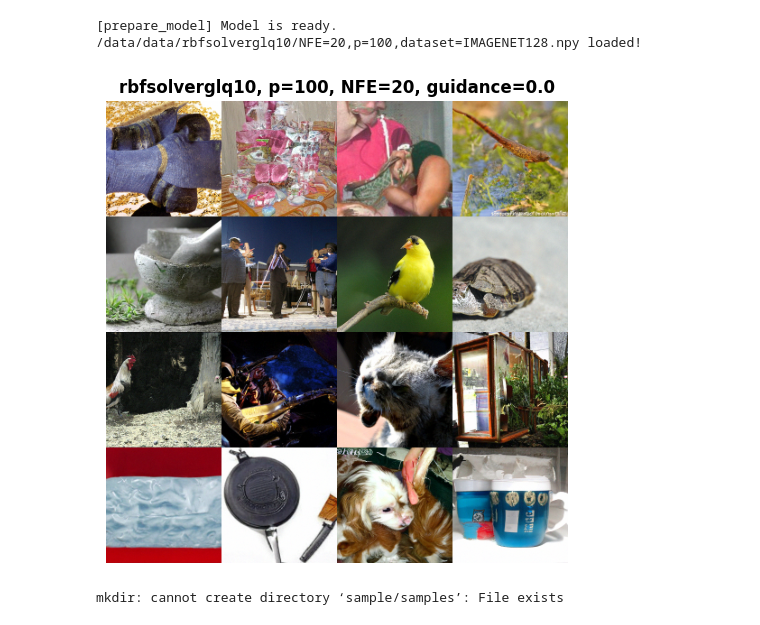
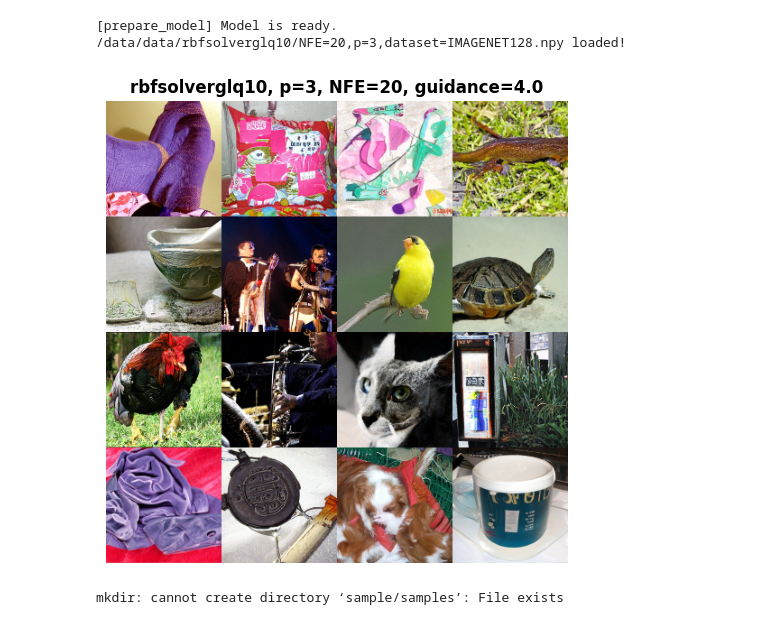
Before and after one commit to scpark20/rbf_fid, a Jupyter notebook: sample/imagenet128/rbfsolverglq10_imagenet128.ipynb, the cells around one changed output. Saved outputs shown, nothing was run; the diff lists cells and outputs as text; code cells hidden in the pictures.

Commit message:
imagenet128
:wq

```diff
--- a/sample/imagenet128/rbfsolverglq10_imagenet128.ipynb
+++ b/sample/imagenet128/rbfsolverglq10_imagenet128.ipynb
@@ -31,10 +52,10 @@ sys.argv = [
     "--eta", "0",
     "--sample_type", "rbfsolverglq10",
     "--dpm_solver_type", "data_prediction",
-    "--dpm_solver_order", "100",
+    "--dpm_solver_order", "3",
     "--timesteps", "20",
     "--skip_type", "logSNR",
-    "--scale", "0.0",
+    "--scale", "4.0",
     "--log_scale", "0.0",
     #"--fixed_class", "0",
     "--thresholding",
@@ -63,9 +84,11 @@ num_samples = 16
 # (a) 초기 노이즈 (배치 크기 16)
 x = np.random.randn(num_samples, config.data.channels, config.data.image_size, config.data.image_size).astype(np.float32)
 x = torch.tensor(x, device=device)
+classes = torch.randint(0, config.data.num_classes, size=(x.shape[0],)).to(device)
+#classes = torch.tensor(classes, device=device)
 
 # (b) 모델로 샘플링 (배치 입력)
-sampled_x, classes = diffusion.sample_image(x, diffusion.model, classifier=diffusion.classifier)
+sampled_x, classes = diffusion.sample_image(x, diffusion.model, classes=classes, classifier=diffusion.classifier)
 
 # (c) [-1,1] → [0,1] 범위 변환
 sampled_x = inverse_data_transform(config, sampled_x)
@@ -94,4 +121,4 @@ INFO - main.py - 2025-03-30 07:56:31,580 - Using device: cuda
 [prepare_model] Model is ready.
-/data/data/rbfsolverglq10/NFE=20,p=100,dataset=IMAGENET128.npy loaded!
+/data/data/rbfsolverglq10/NFE=20,p=3,dataset=IMAGENET128.npy loaded!
-[figure, old version]
+[figure, new version]
 mkdir: cannot create directory ‘sample/samples’: File exists
```
Also changed, not shown: parts of 3 cells of this notebook, 20 other files.
